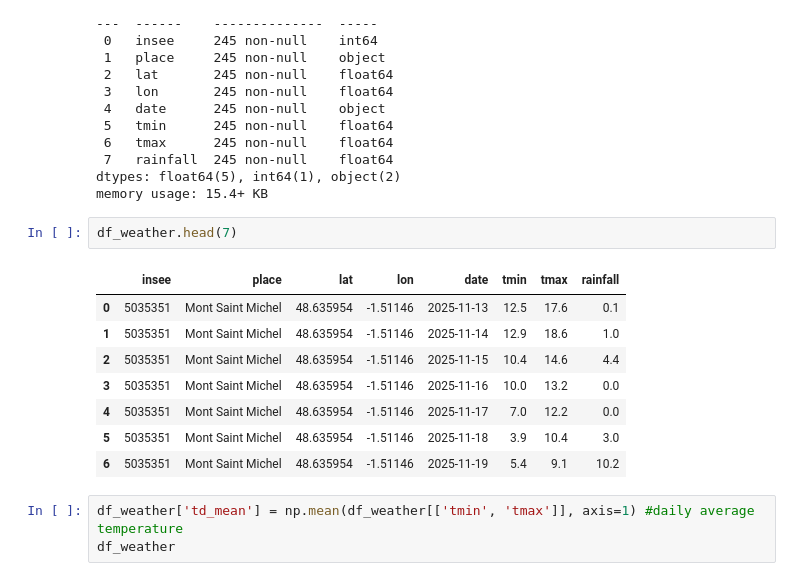
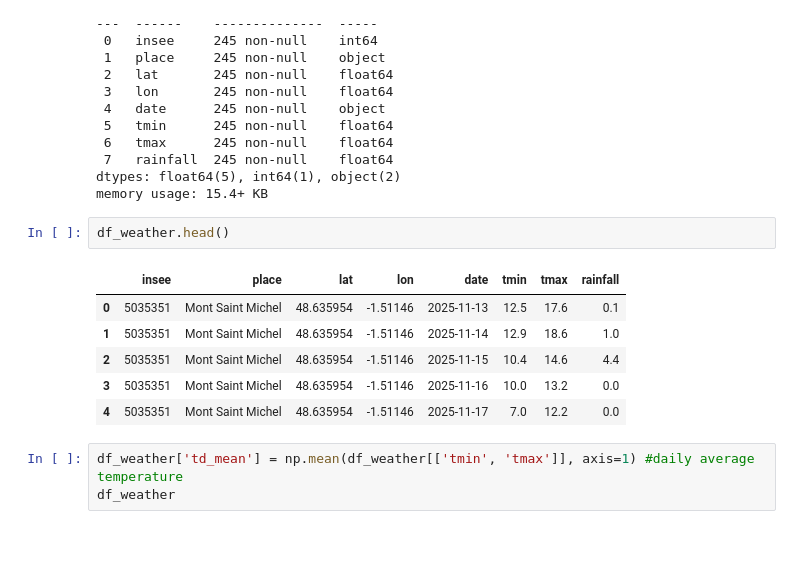
Before and after one commit to JeremyM174/cdsd_kayak, a Jupyter notebook: Kayak_Project.ipynb, the cells around one changed output. Drawn from its saved outputs; the diff is of its cells as text; blank space fills up the shorter version.

```diff
--- a/Kayak_Project.ipynb
+++ b/Kayak_Project.ipynb
@@ -263,16 +289,14 @@ Data columns (total 8 columns):
 dtypes: float64(5), int64(1), object(2)
 memory usage: 15.4+ KB
 # %%
-df_weather.head(7)
+df_weather.head()
 # %% [output]
 |  | insee | place | lat | lon | date | tmin | tmax | rainfall |
 | 0 | 5035351 | Mont Saint Michel | 48.635954 | -1.51146 | 2025-11-13 | 12.5 | 17.6 | 0.1 |
 | 1 | 5035351 | Mont Saint Michel | 48.635954 | -1.51146 | 2025-11-14 | 12.9 | 18.6 | 1.0 |
 | 2 | 5035351 | Mont Saint Michel | 48.635954 | -1.51146 | 2025-11-15 | 10.4 | 14.6 | 4.4 |
 | 3 | 5035351 | Mont Saint Michel | 48.635954 | -1.51146 | 2025-11-16 | 10.0 | 13.2 | 0.0 |
 | 4 | 5035351 | Mont Saint Michel | 48.635954 | -1.51146 | 2025-11-17 | 7.0 | 12.2 | 0.0 |
-| 5 | 5035351 | Mont Saint Michel | 48.635954 | -1.51146 | 2025-11-18 | 3.9 | 10.4 | 3.0 |
-| 6 | 5035351 | Mont Saint Michel | 48.635954 | -1.51146 | 2025-11-19 | 5.4 | 9.1 | 10.2 |
 # %%
 df_weather['td_mean'] = np.mean(df_weather[['tmin', 'tmax']], axis=1) #daily average temperature
 df_weather
```
Also changed, not shown: parts of 102 cells of this notebook, 9 other files.
